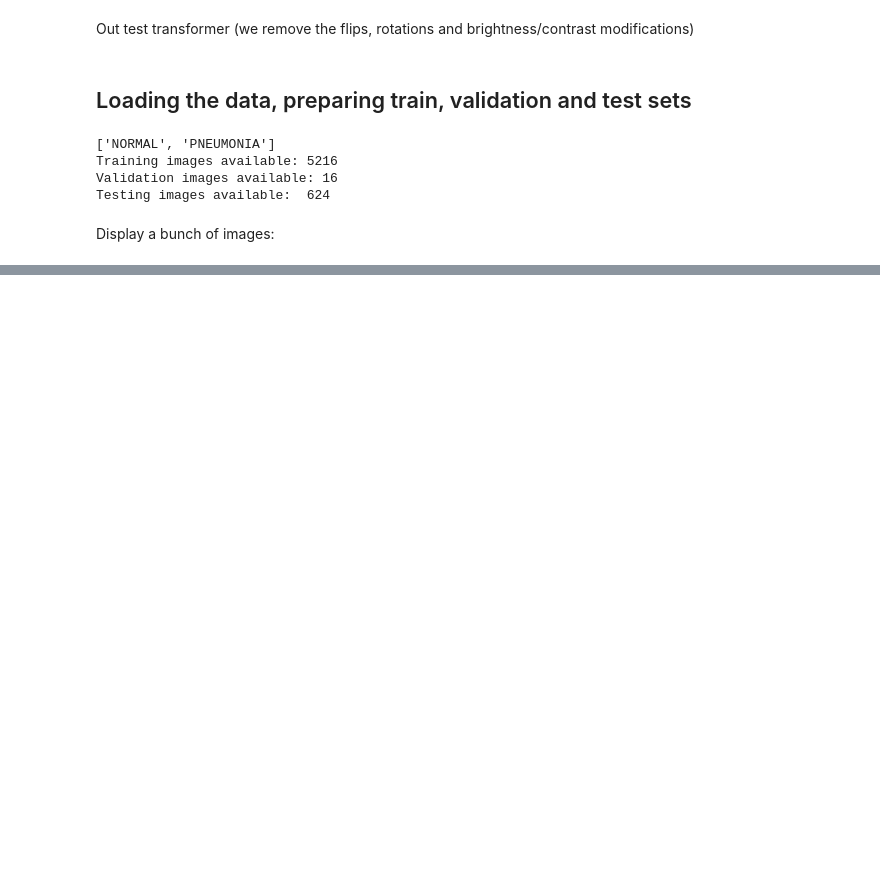
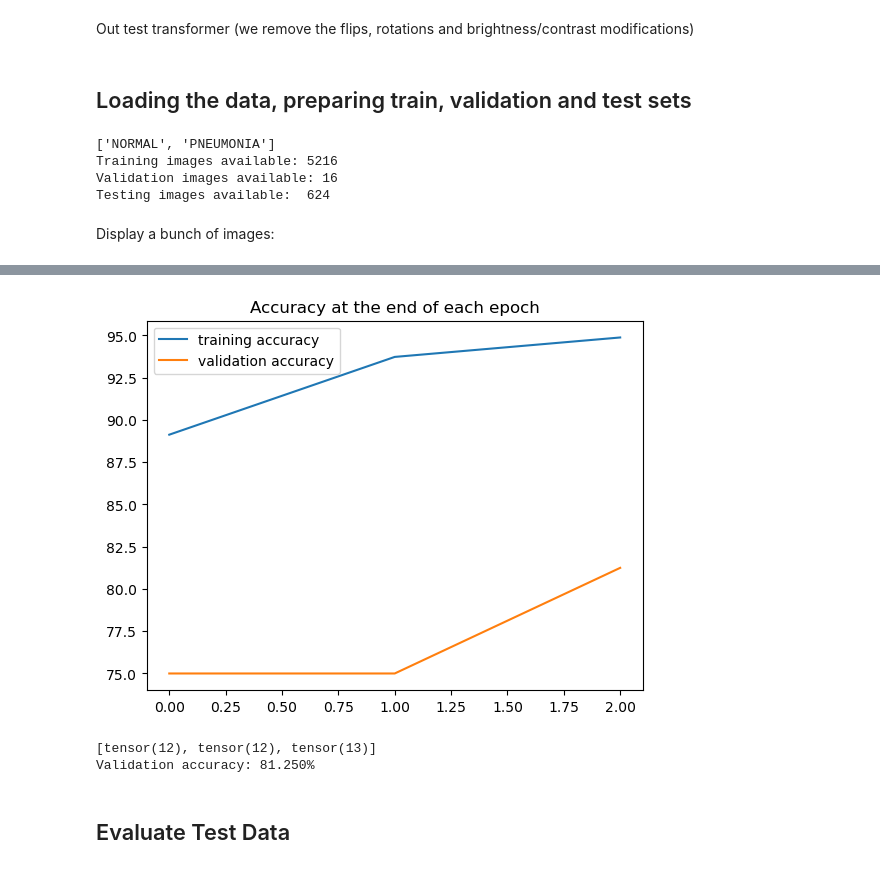
Before and after one commit to marciscar/pneumonia-cxr-cnn-pytorch, a Jupyter notebook: Pneumonia_CXR_CNN_PyTorch.ipynb, the cells around one changed output, grey strips where cells are left out. Saved outputs shown, nothing was run; the diff lists cells and outputs as text; code cells hidden in the pictures; blank space fills up the shorter version.

```diff
--- a/Pneumonia_CXR_CNN_PyTorch.ipynb
+++ b/Pneumonia_CXR_CNN_PyTorch.ipynb
@@ -208,0 +398,15 @@ Class: PNEUMONIA PNEUMONIA NORMAL PNEUMONIA PNEUMONIA PNEUMONIA PNEUMONIA PNEUMO
+# %%
+plt.plot([t/5216*100 for t in train_correct], label='training accuracy')
+plt.plot([t/16*100 for t in val_correct], label='validation accuracy')
+plt.title('Accuracy at the end of each epoch')
+plt.legend();
+# %% [output]
+[figure, added]
+# %%
+print(val_correct)
+print(f'Validation accuracy: {val_correct[-1].item()*100/16:.3f}%')
+# %% [output]
+[tensor(12), tensor(12), tensor(13)]
+Validation accuracy: 81.250%
+# %% [markdown]
+## Evaluate Test Data
```
Also changed, not shown: parts of 26 cells of this notebook, 2 other files.
